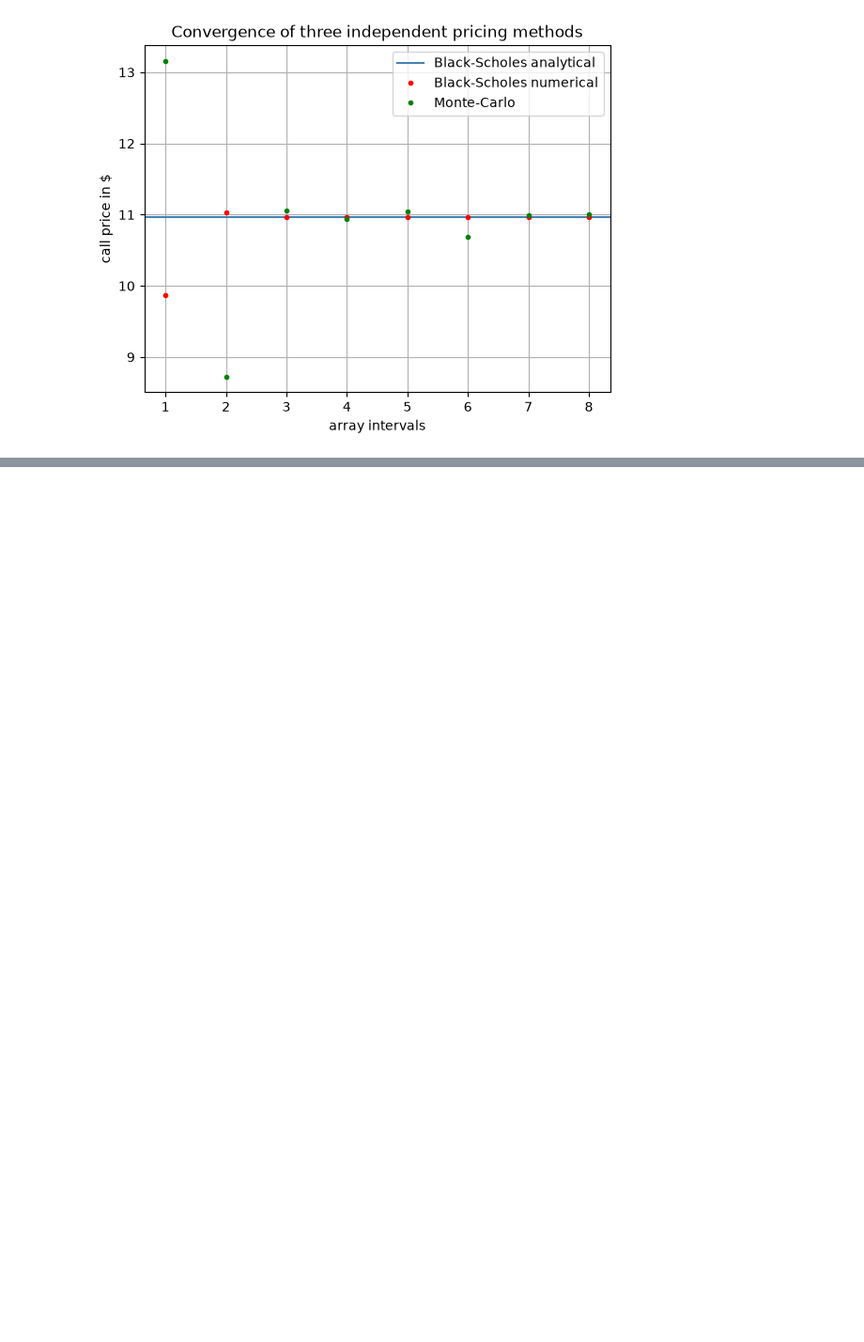
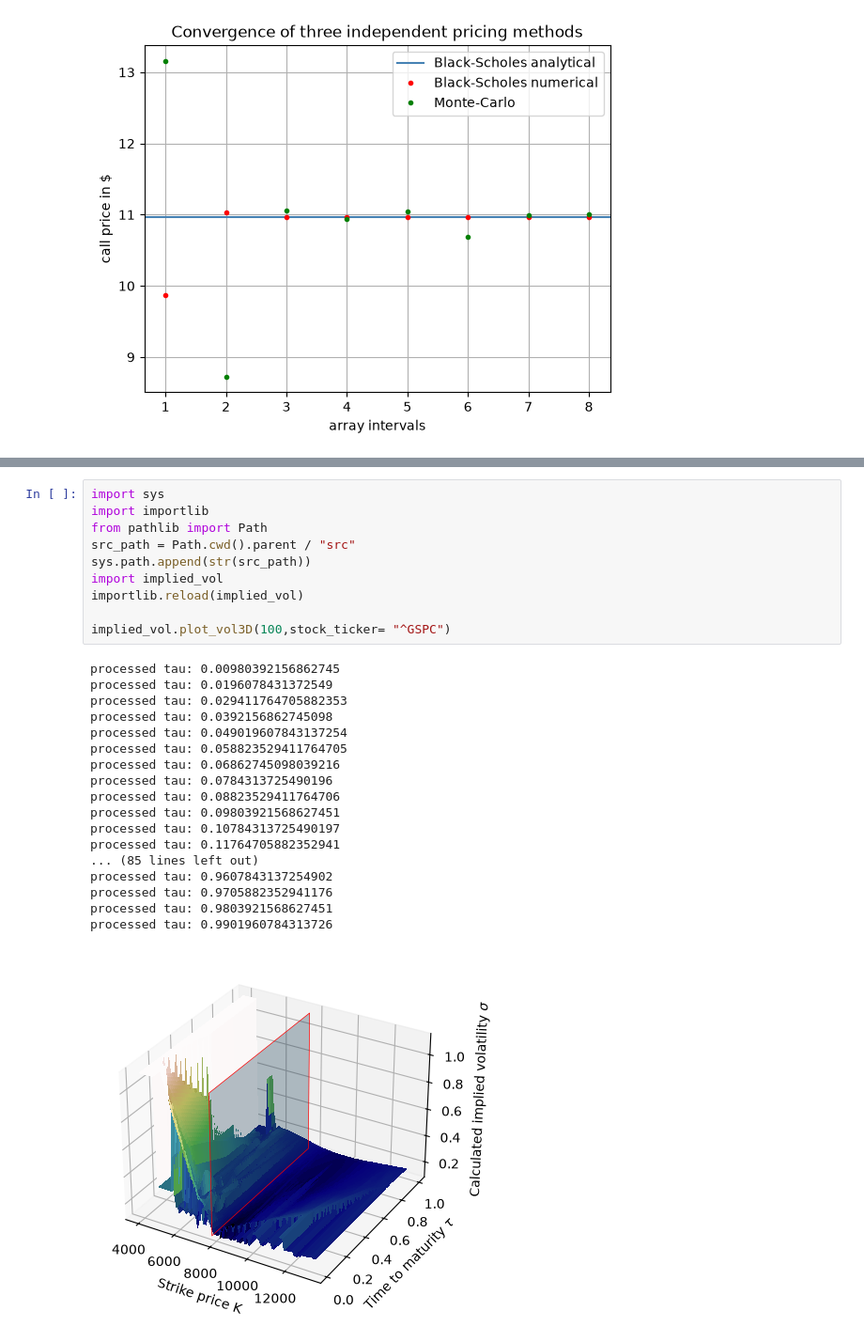
Before and after one commit to pw06/quant-finance-options-pricer, a Jupyter notebook: notebooks/notebook01.ipynb, the cells around one changed output, grey strips where cells are left out. Shown at 94% size. Cells and saved outputs as stored; diff of their text form; blank space fills up the shorter version.

Commit message:
Added 3D Plot, which plots the calculated implied volatility for multiple strike prices and maturities

```diff
--- a/notebooks/notebook01.ipynb
+++ b/notebooks/notebook01.ipynb
@@ -166,3 +165,32 @@ tests.plot_volatility_smile(ticker_str, r, q, target_tau)
 # %% [output]
 S = 7634.23, tau = 0.0959
 [figure]
+# %%
+import sys
+import importlib
+from pathlib import Path
+src_path = Path.cwd().parent / "src"
+sys.path.append(str(src_path))
+import implied_vol
+importlib.reload(implied_vol)
+
+implied_vol.plot_vol3D(100,stock_ticker= "^GSPC")
+# %% [output]
+processed tau: 0.00980392156862745
+processed tau: 0.0196078431372549
+processed tau: 0.029411764705882353
+processed tau: 0.0392156862745098
+processed tau: 0.049019607843137254
+processed tau: 0.058823529411764705
+processed tau: 0.06862745098039216
+processed tau: 0.0784313725490196
+processed tau: 0.08823529411764706
+processed tau: 0.09803921568627451
+processed tau: 0.10784313725490197
+processed tau: 0.11764705882352941
+... (85 lines left out)
+processed tau: 0.9607843137254902
+processed tau: 0.9705882352941176
+processed tau: 0.9803921568627451
+processed tau: 0.9901960784313726
+[figure, added]
```
Also changed, not shown: parts of 1 cell of this notebook, 1 other file.
